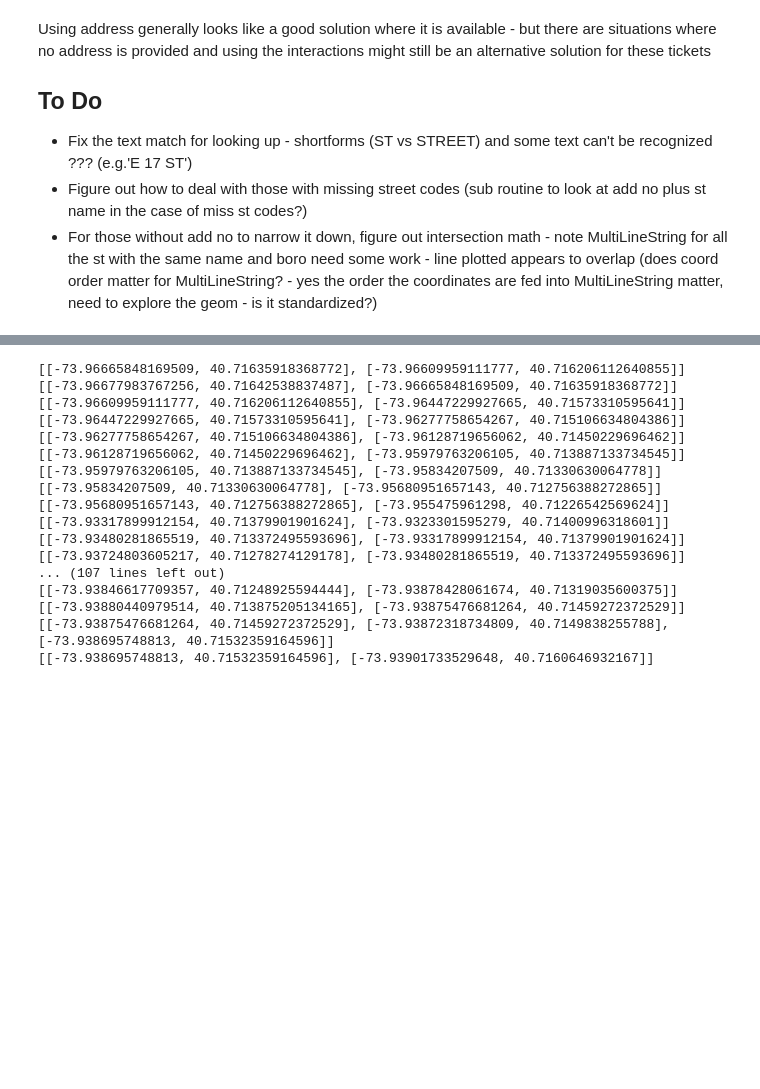
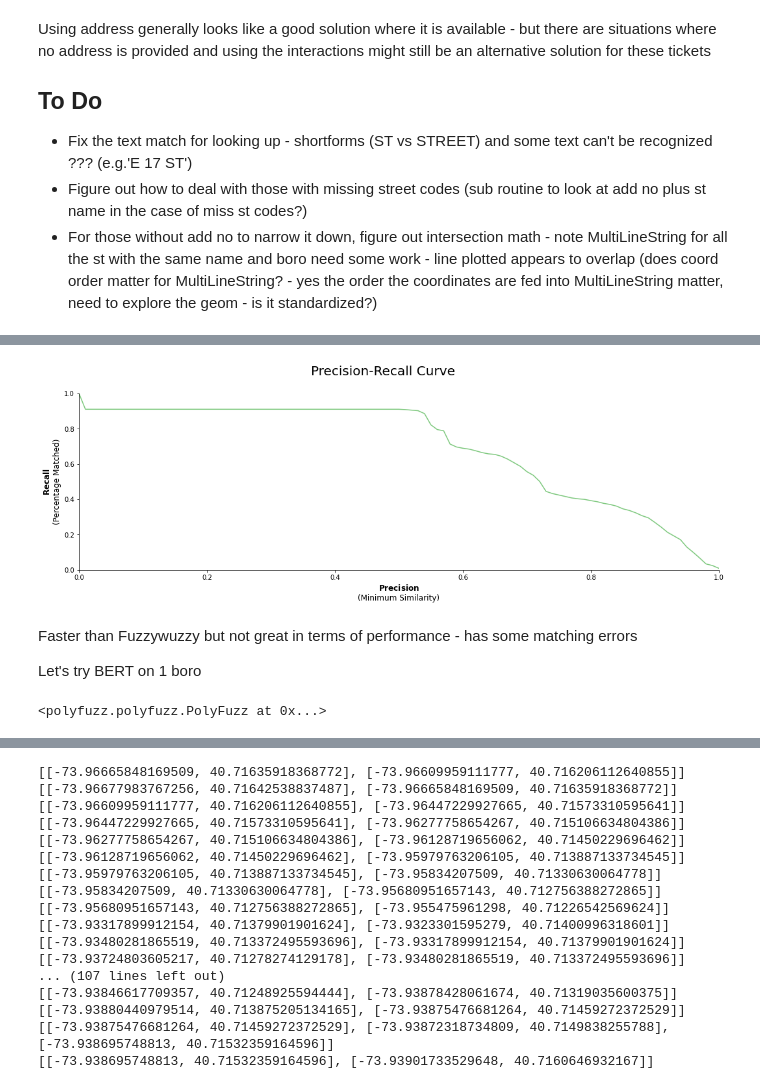
Before and after one commit to stuartong/streetsofnyc, a Jupyter notebook: TicketsCleaningStreetCode.ipynb, the cells around one changed output, grey strips where cells are left out. Cells and saved outputs as stored; diff of their text form; code cells hidden in the pictures; blank space fills up the shorter version.

Commit message:
Used BERT to do fuzzy string matching

```diff
--- a/TicketsCleaningStreetCode.ipynb
+++ b/TicketsCleaningStreetCode.ipynb
@@ -206,0 +213,8 @@ cl_df.head()
+# %%
+# note have issues with none types convert to np.nan
+# we do this as some sides of the street do not have an address - i.e. 0 - so that we can evaluate the min
+
+cl_df['r_lowadd'].replace({'0':np.nan},inplace=True)
+cl_df['l_lowadd'].replace({'0':np.nan},inplace=True)
+cl_df['c_lowadd']= cl_df[['l_lowadd','r_lowadd']].min(axis=1,skipna=True)
+cl_df['c_highadd']=cl_df[['l_highadd','r_highadd']].max(axis=1)
@@ -324,0 +376,9 @@ Using address generally looks like a good solution where it is available - but t
+# %%
+from polyfuzz import PolyFuzz
+
+match_list = cl_df[cl_df['BOROCODE']==1]['FULL_STREE'].unique().tolist()
+# %%
+from_list=ticket20_clean[ticket20_clean['Boro Code']=='1']['Street1'].dropna().unique().tolist()
+# %%
+tfidf = TFIDF(n_gram_range=(2, 10), min_similarity=0.5)
+tfidf_model = PolyFuzz(tfidf).match(from_list, match_list)
@@ -324,0 +401,22 @@ Using address generally looks like a good solution where it is available - but t
+# %%
+tfidf_model.visualize_precision_recall()
+# %% [output]
+[figure, added]
+# %% [markdown]
+Faster than Fuzzywuzzy but not great in terms of performance - has some matching errors
+
+Let's try BERT on 1 boro
+# %%
+from polyfuzz.models import EditDistance, TFIDF, Embeddings
+from flair.embeddings import TransformerWordEmbeddings
+
+embeddings = TransformerWordEmbeddings('bert-base-multilingual-cased')
+bert = Embeddings(embeddings, min_similarity=0, model_id="BERT")
+tfidf = TFIDF(min_similarity=0)
+edit = EditDistance()
+
+string_models = [bert, tfidf, edit]
+model = PolyFuzz(string_models)
+model.match(from_list, match_list)
+# %% [output]
+<polyfuzz.polyfuzz.PolyFuzz at 0x...>
```
Also changed, not shown: parts of 33 cells of this notebook.
